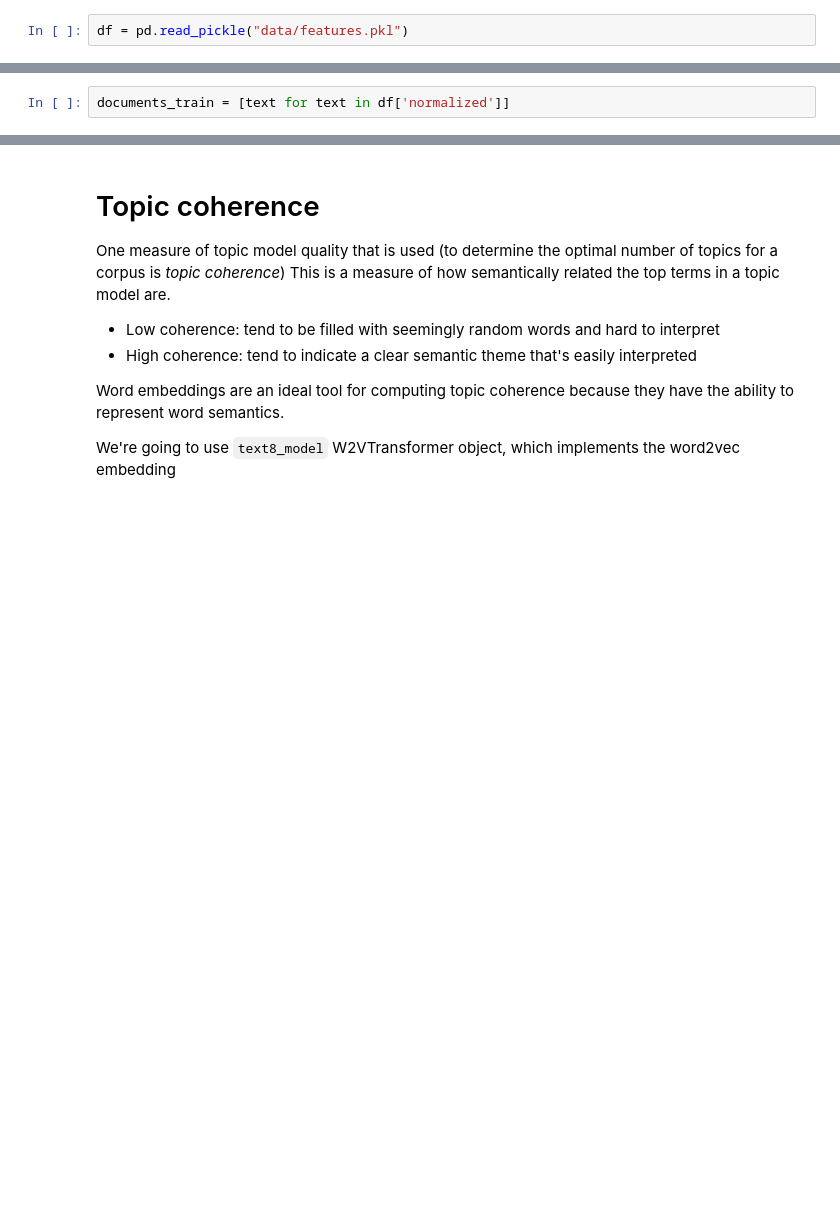
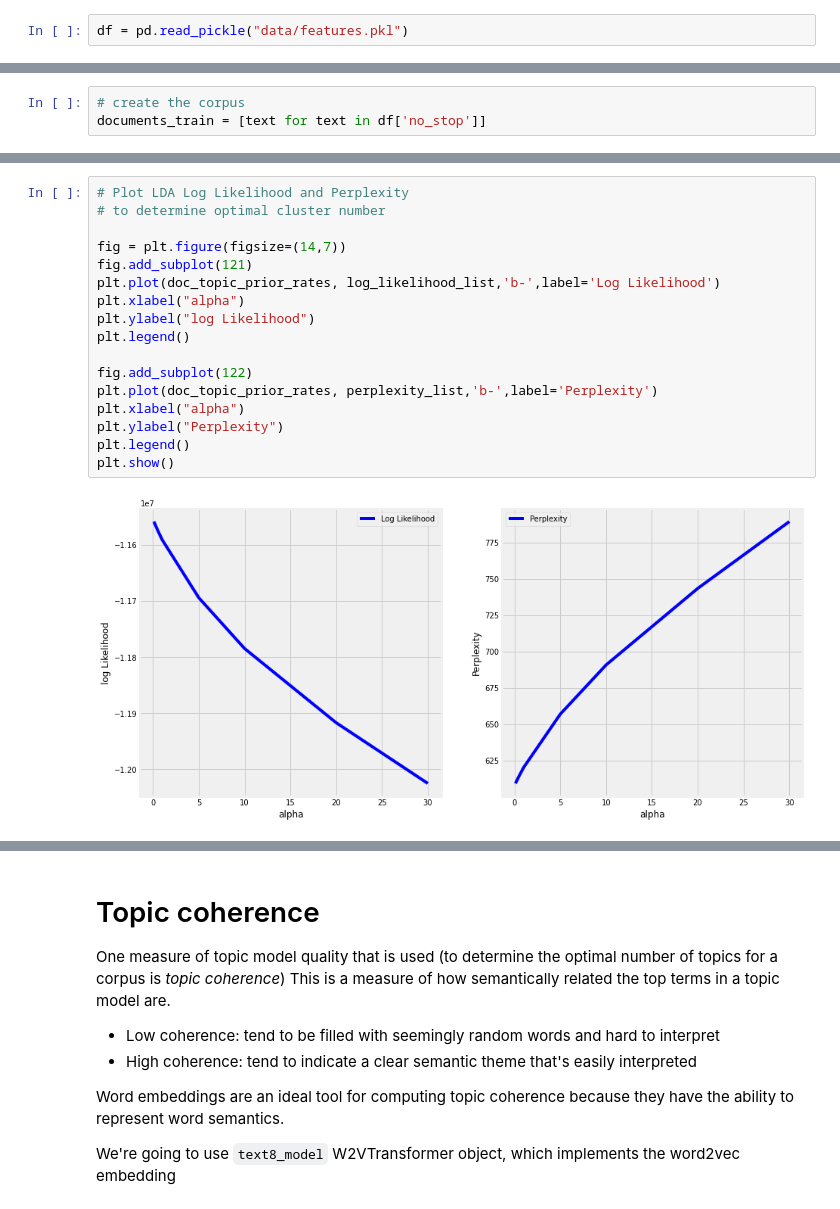
Before and after one commit to manelmahroug/Predicting-Text-Difficulty, a Jupyter notebook: unsupervised_learning/unsupervised-LDA.ipynb, the cells around one changed output, grey strips where cells are left out. Saved outputs shown, nothing was run; the diff lists cells and outputs as text; blank space fills up the shorter version.

```diff
--- a/unsupervised_learning/unsupervised-LDA.ipynb
+++ b/unsupervised_learning/unsupervised-LDA.ipynb
@@ -35,2 +36,3 @@ df.head()
 # %%
-documents_train = [text for text in df['normalized']]
+# create the corpus
+documents_train = [text for text in df['no_stop']]
@@ -55,0 +185,19 @@ topic_models = lda.components_
+# %%
+# Plot LDA Log Likelihood and Perplexity
+# to determine optimal cluster number
+
+fig = plt.figure(figsize=(14,7))
+fig.add_subplot(121)
+plt.plot(doc_topic_prior_rates, log_likelihood_list,'b-',label='Log Likelihood')
+plt.xlabel("alpha")
+plt.ylabel("log Likelihood")
+plt.legend()
+
+fig.add_subplot(122)
+plt.plot(doc_topic_prior_rates, perplexity_list,'b-',label='Perplexity')
+plt.xlabel("alpha")
+plt.ylabel("Perplexity")
+plt.legend()
+plt.show()
+# %% [output]
+[figure, added]
```
Also changed, not shown: parts of 26 cells of this notebook, 1 other file.
